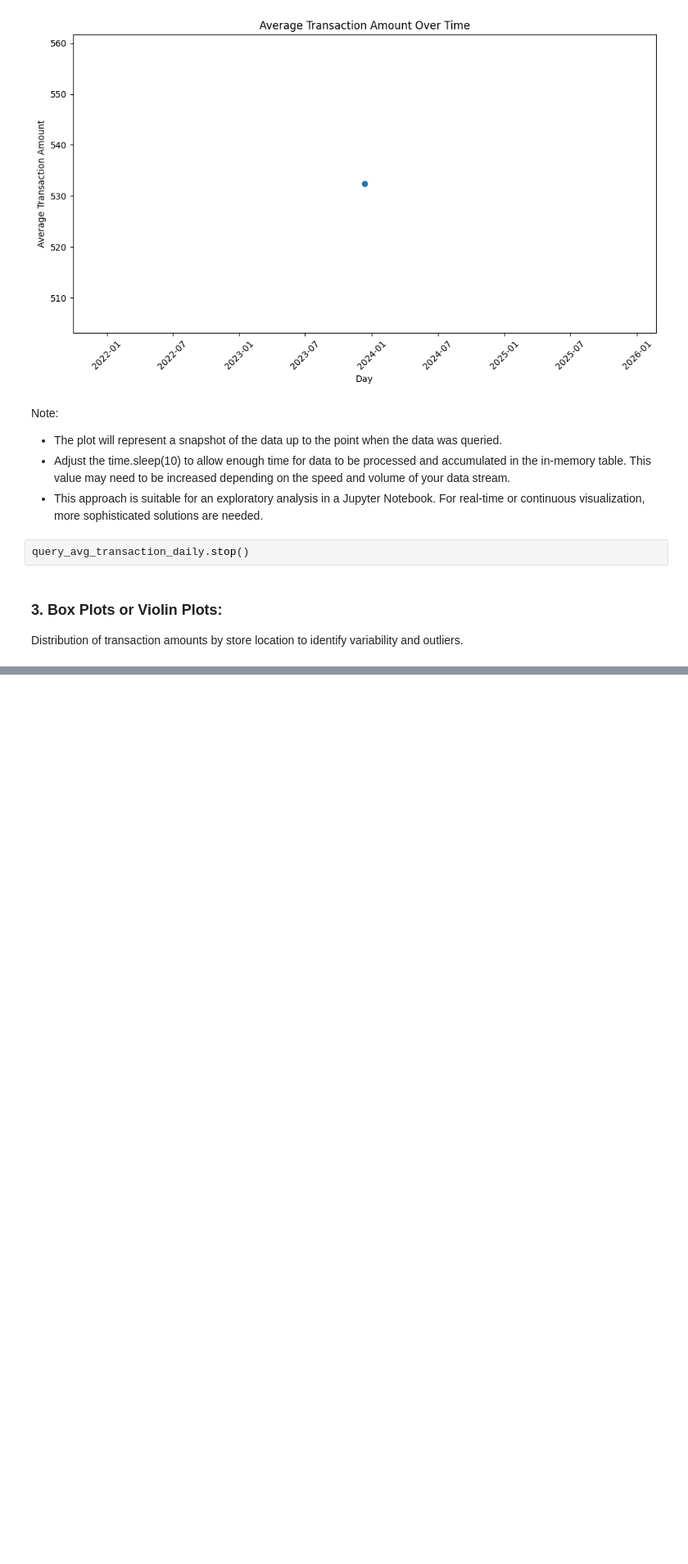
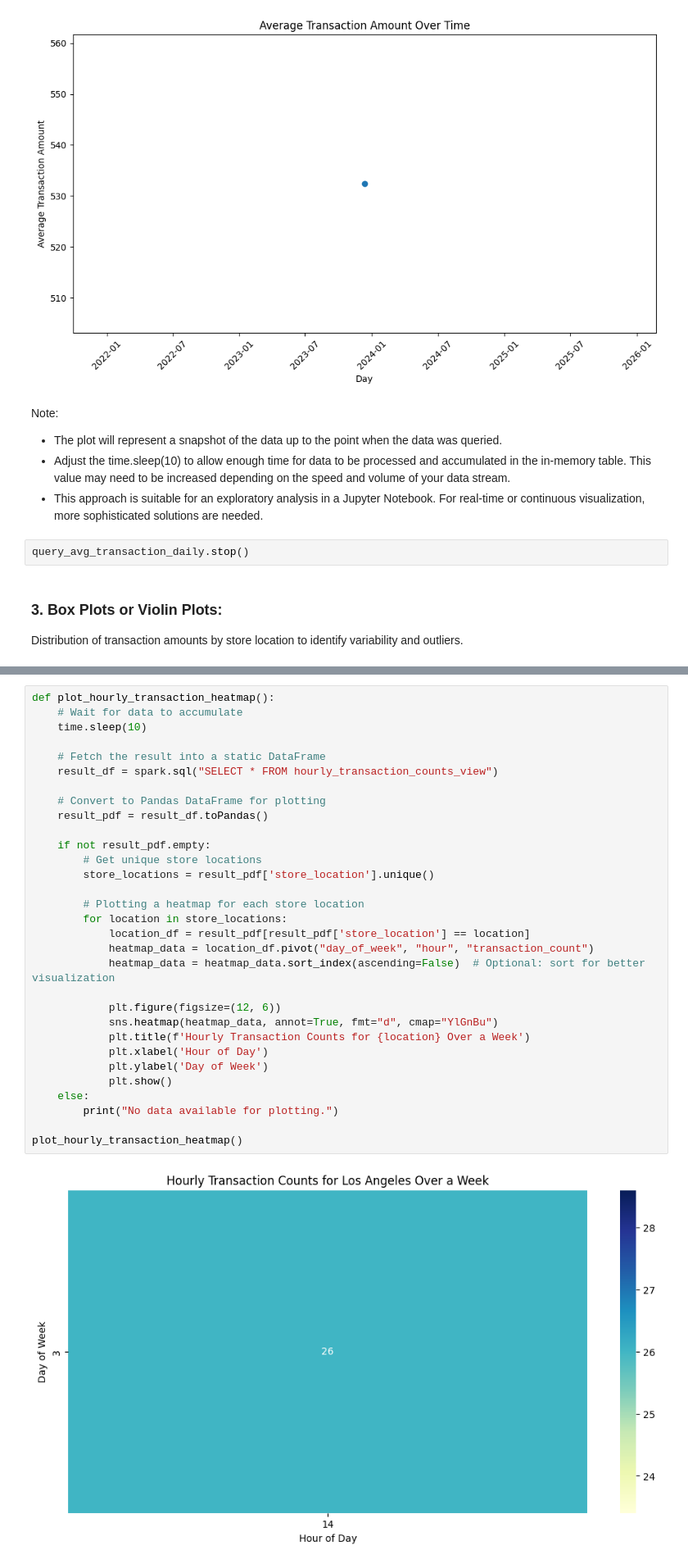
Before and after one commit to Jestfer/stream-processing-template, a Jupyter notebook: retail_examples/notebook_pyspark_retail.ipynb, the cells around one changed output, grey strips where cells are left out. Shown at 82% size. Drawn from its saved outputs; the diff is of its cells as text; blank space fills up the shorter version.

```diff
--- a/retail_examples/notebook_pyspark_retail.ipynb
+++ b/retail_examples/notebook_pyspark_retail.ipynb
@@ -476,0 +551,33 @@ Distribution of transaction amounts by store location to identify variability an
+# %%
+def plot_hourly_transaction_heatmap():
+    # Wait for data to accumulate
+    time.sleep(10)
+
+    # Fetch the result into a static DataFrame
+    result_df = spark.sql("SELECT * FROM hourly_transaction_counts_view")
+
+    # Convert to Pandas DataFrame for plotting
+    result_pdf = result_df.toPandas()
+
+    if not result_pdf.empty:
+        # Get unique store locations
+        store_locations = result_pdf['store_location'].unique()
+
+        # Plotting a heatmap for each store location
+        for location in store_locations:
+            location_df = result_pdf[result_pdf['store_location'] == location]
+            heatmap_data = location_df.pivot("day_of_week", "hour", "transaction_count")
+            heatmap_data = heatmap_data.sort_index(ascending=False)  # Optional: sort for better visualization
+
+            plt.figure(figsize=(12, 6))
+            sns.heatmap(heatmap_data, annot=True, fmt="d", cmap="YlGnBu")
+            plt.title(f'Hourly Transaction Counts for {location} Over a Week')
+            plt.xlabel('Hour of Day')
+            plt.ylabel('Day of Week')
+            plt.show()
+    else:
+        print("No data available for plotting.")
+
+plot_hourly_transaction_heatmap()
+# %% [output]
+[figure, added]
```
Also changed, not shown: parts of 7 cells of this notebook.
